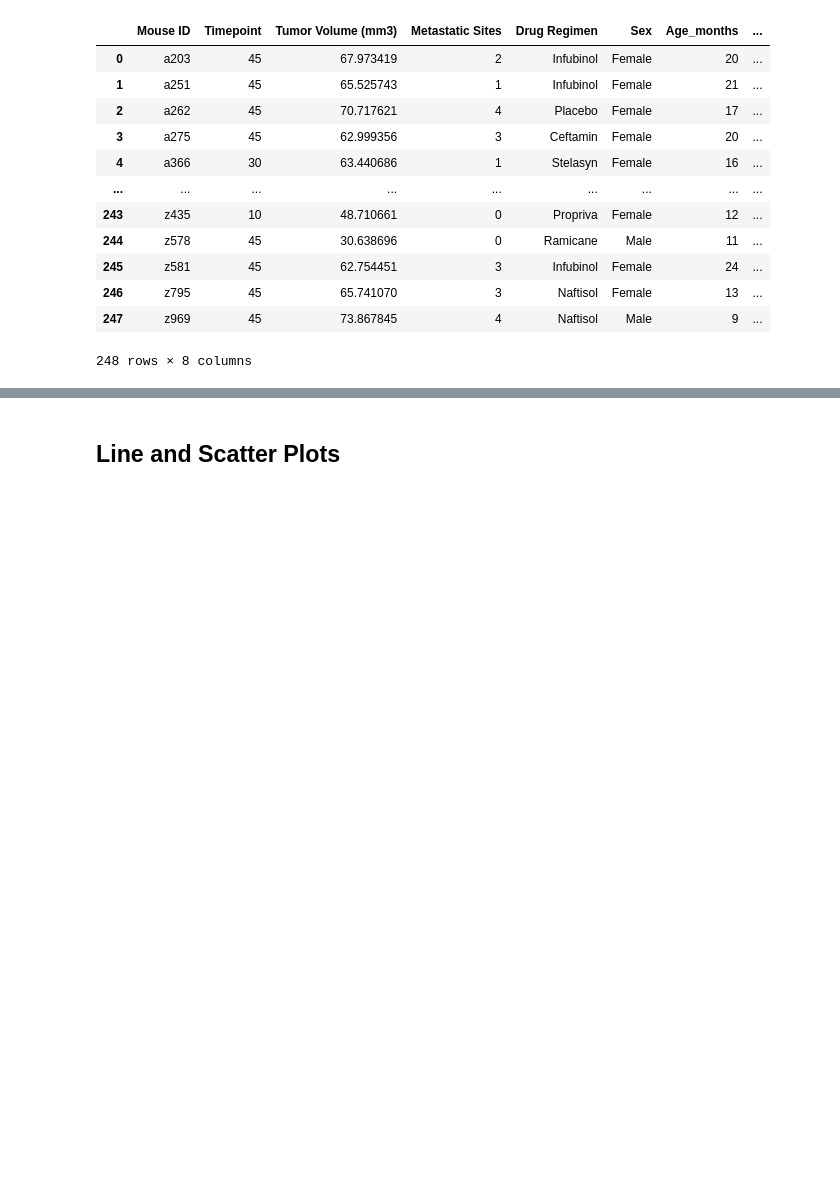
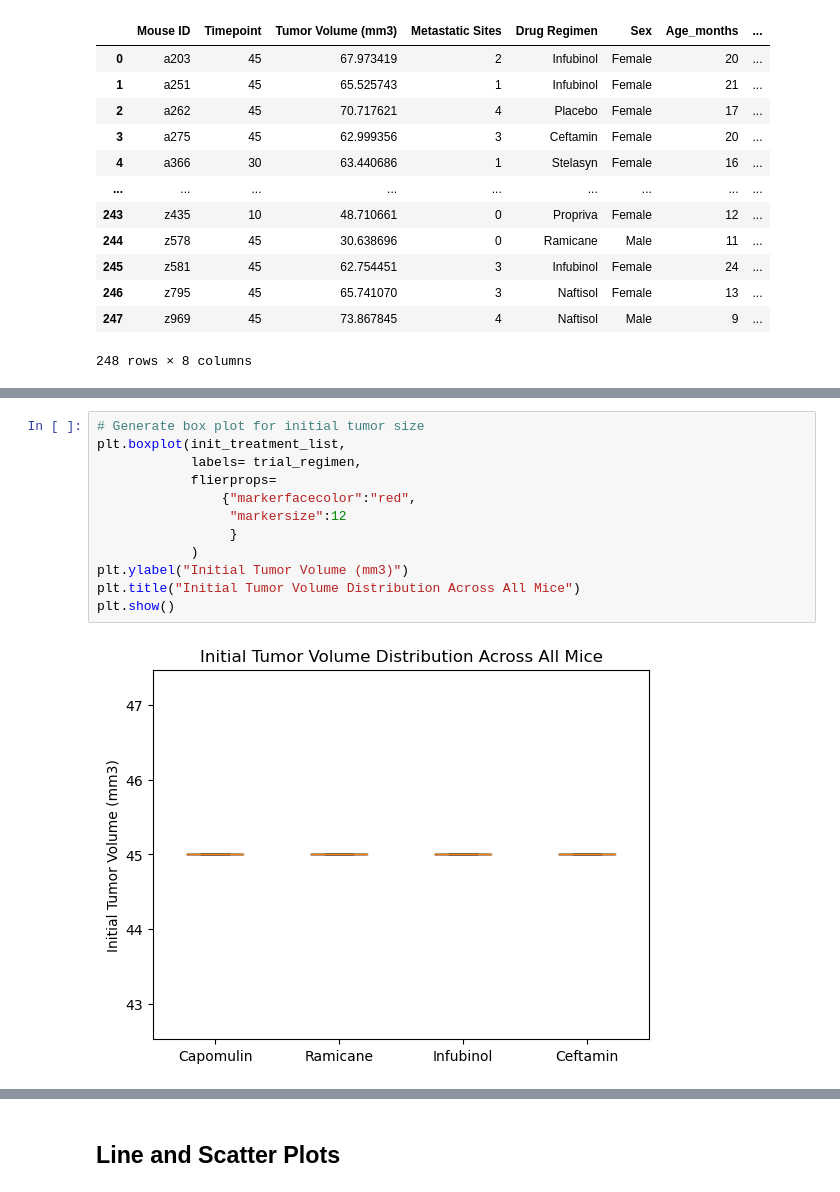
Before and after one commit to mnaffziger/mathplotlib-challenge, a Jupyter notebook: Pymaceuticals/pymaceuticals.ipynb, the cells around one changed output, grey strips where cells are left out. Cells and saved outputs as stored; diff of their text form; blank space fills up the shorter version.

```diff
--- a/Pymaceuticals/pymaceuticals.ipynb
+++ b/Pymaceuticals/pymaceuticals.ipynb
@@ -275,6 +405,20 @@ Capomulin has [] as a potential outliers
 Ramicane has [] as a potential outliers
 Infubinol has [36.3213458] as a potential outliers
 Ceftamin has [] as a potential outliers
+# %%
+# Generate box plot for initial tumor size
+plt.boxplot(init_treatment_list,
+            labels= trial_regimen,
+            flierprops=
+                {"markerfacecolor":"red",
+                 "markersize":12
+                 }
+            )
+plt.ylabel("Initial Tumor Volume (mm3)")
+plt.title("Initial Tumor Volume Distribution Across All Mice")
+plt.show()
+# %% [output]
+[figure, added]
 # %%
 # Generate a box plot that shows the distrubution of the tumor volume for each treatment group.
 plt.boxplot(treatment_list,
```
Also changed, not shown: parts of 11 cells of this notebook, 1 other file.
